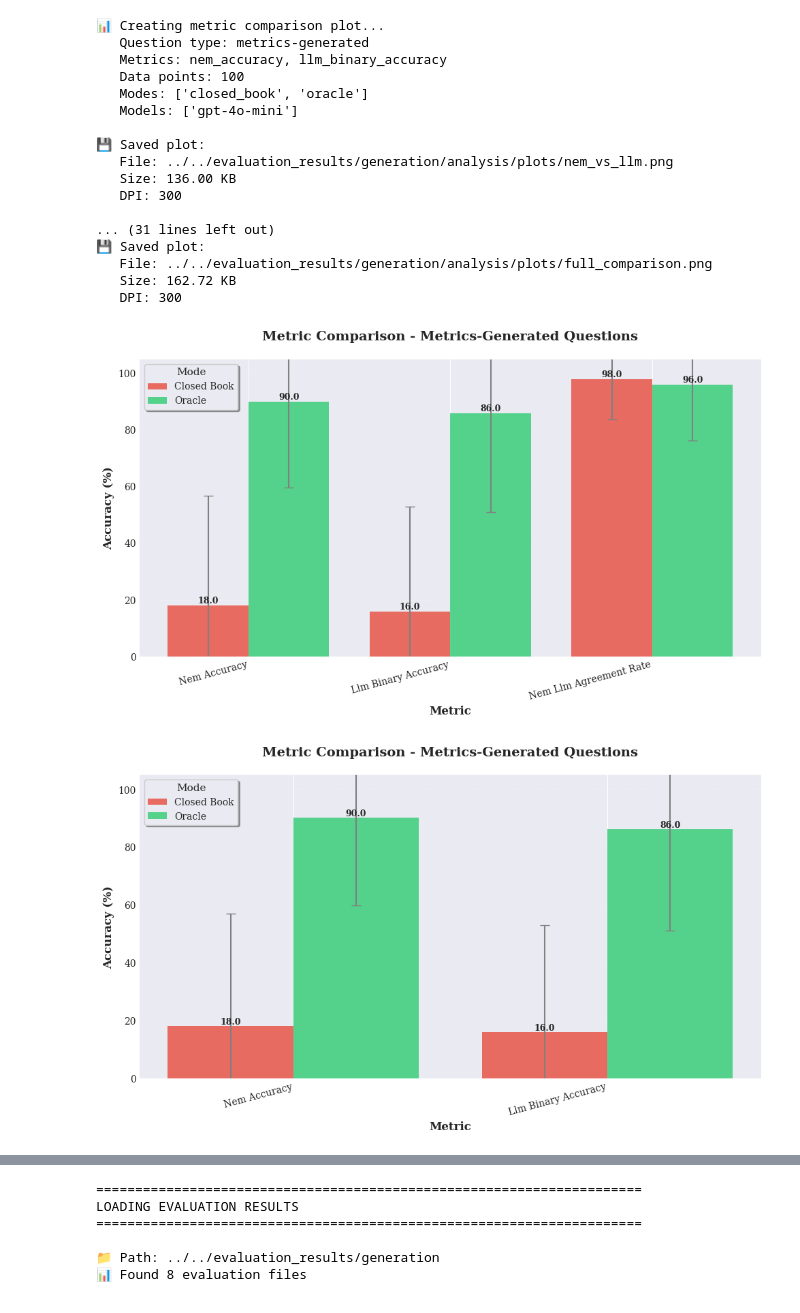
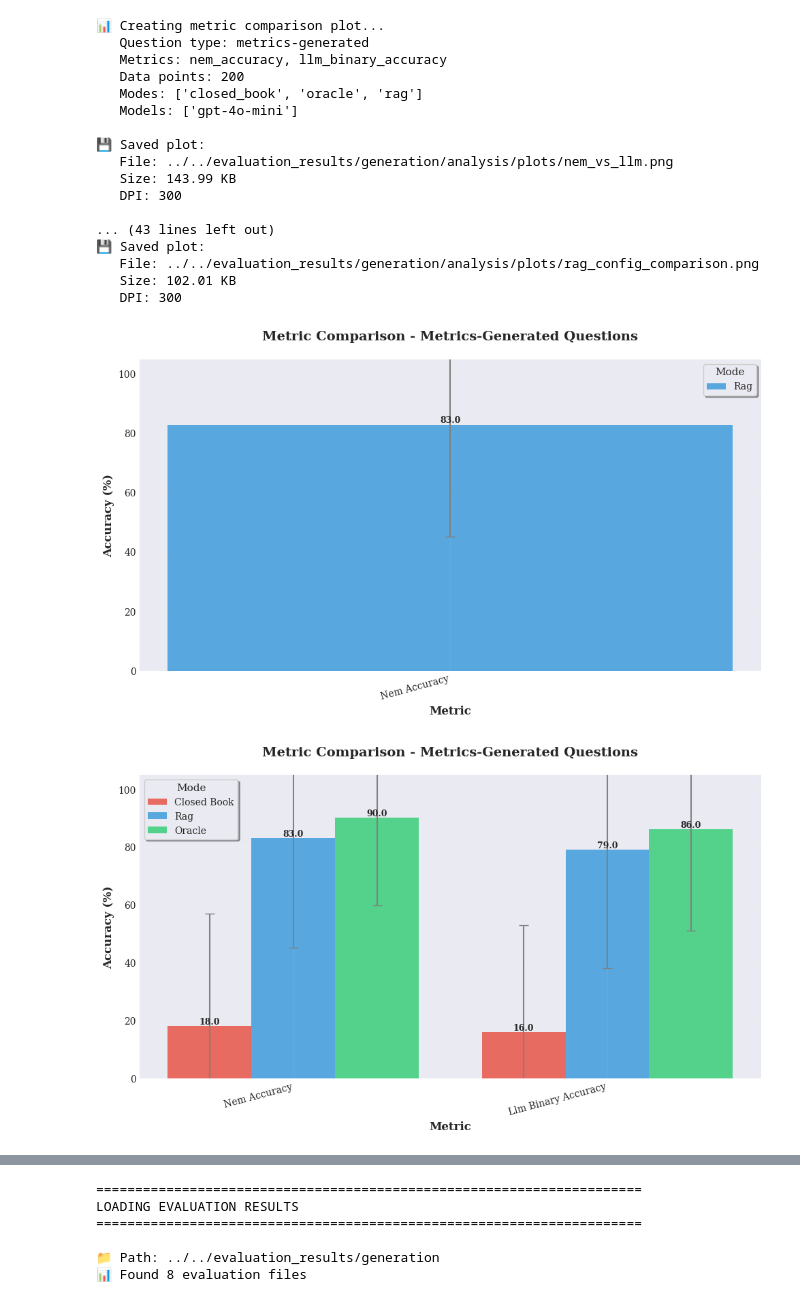
Before and after one commit to mkahe/finance-rag, a Jupyter notebook: labs/generation/09_generation_visualization.ipynb, the cells around one changed output, grey strips where cells are left out. Cells and saved outputs as stored; diff of their text form; code cells hidden in the pictures.

Commit message:
add more experiments with FULL RAG

```diff
--- a/labs/generation/09_generation_visualization.ipynb
+++ b/labs/generation/09_generation_visualization.ipynb
@@ -1806,38 +1806,47 @@ plot_metric_comparison_numerical(
     output_path=f'{PLOT_PATH}/error_comparison.png'
 )
 
 # 3. Compare models on NEM accuracy
 plot_metric_comparison_numerical(
     df=df,
     metrics=['nem_accuracy'],
     models=['gpt-4o-mini', 'gpt-4o'],
     output_path=f'{PLOT_PATH}/model_comparison.png'
 )
 
 # 4. Compare all three: accuracy + agreement
 plot_metric_comparison_numerical(
     df=df,
     metrics=['nem_accuracy', 'llm_binary_accuracy', 'nem_llm_agreement_rate'],
     models=['gpt-4o-mini'],
     output_path=f'{PLOT_PATH}/full_comparison.png'
 )
+
+# 5. Compare all rag configurations
+plot_metric_comparison_numerical(
+    df=df,
+    metrics=['nem_accuracy'],
+    models=['gpt-4o-mini'],
+    template_aliases=['metrics_rag_basic_baseline', 'metrics_rag_basic_rerank_chunk512_k20'],
+    output_path=f'{PLOT_PATH}/rag_config_comparison.png'
+)
 # %% [output]
 📊 Creating metric comparison plot...
    Question type: metrics-generated
    Metrics: nem_accuracy, llm_binary_accuracy
-   Data points: 100
-   Modes: ['closed_book', 'oracle']
+   Data points: 200
+   Modes: ['closed_book', 'oracle', 'rag']
    Models: ['gpt-4o-mini']
 
 💾 Saved plot:
    File: ../../evaluation_results/generation/analysis/plots/nem_vs_llm.png
-   Size: 136.00 KB
+   Size: 143.99 KB
    DPI: 300
 
-... (31 lines left out)
+... (43 lines left out)
 💾 Saved plot:
-   File: ../../evaluation_results/generation/analysis/plots/full_comparison.png
-   Size: 162.72 KB
+   File: ../../evaluation_results/generation/analysis/plots/rag_config_comparison.png
+   Size: 102.01 KB
    DPI: 300
-[figure, old version]
+[figure, new version]
-[figure, old version]
+[figure, new version]
```
Also changed, not shown: parts of 5 cells of this notebook, 35 other files.
